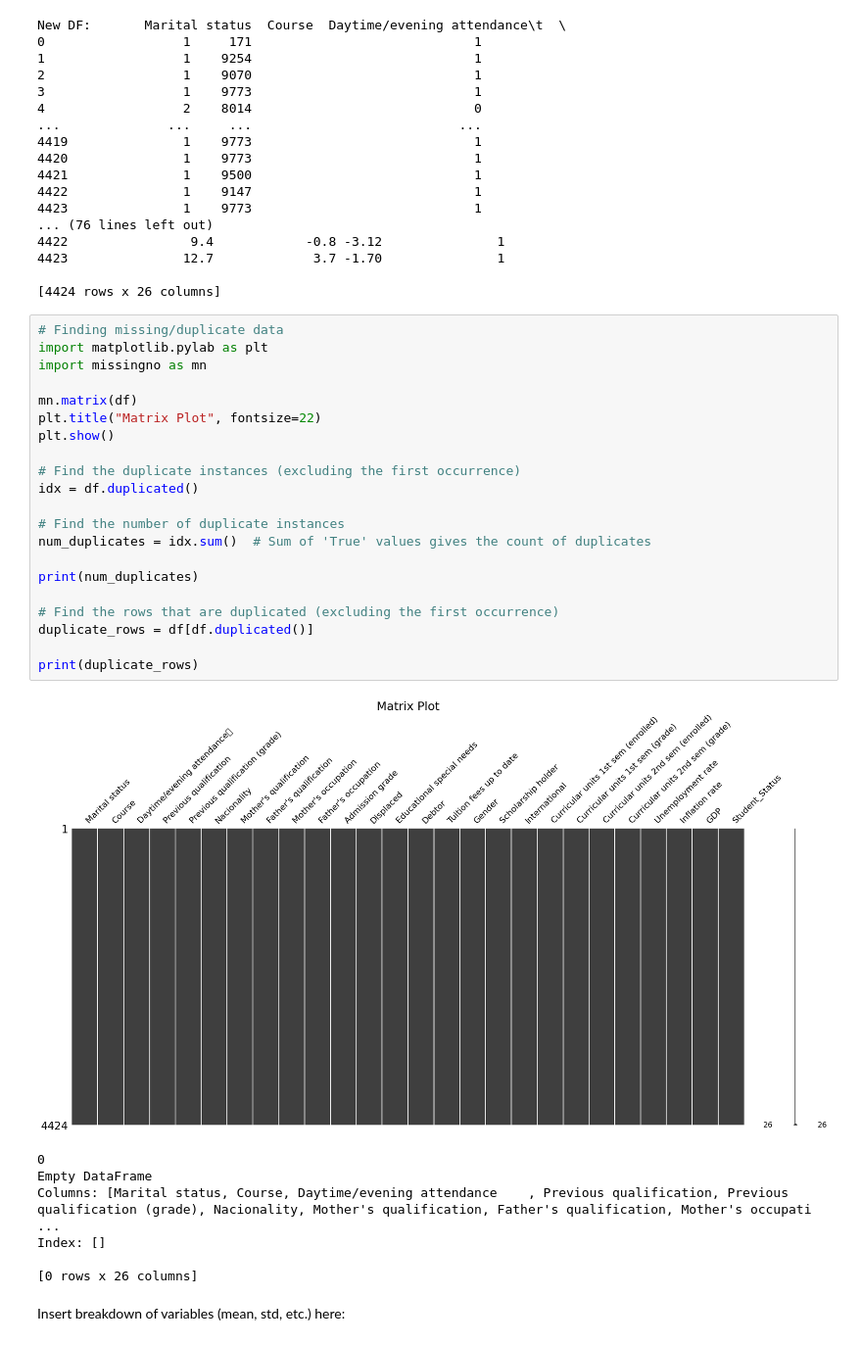
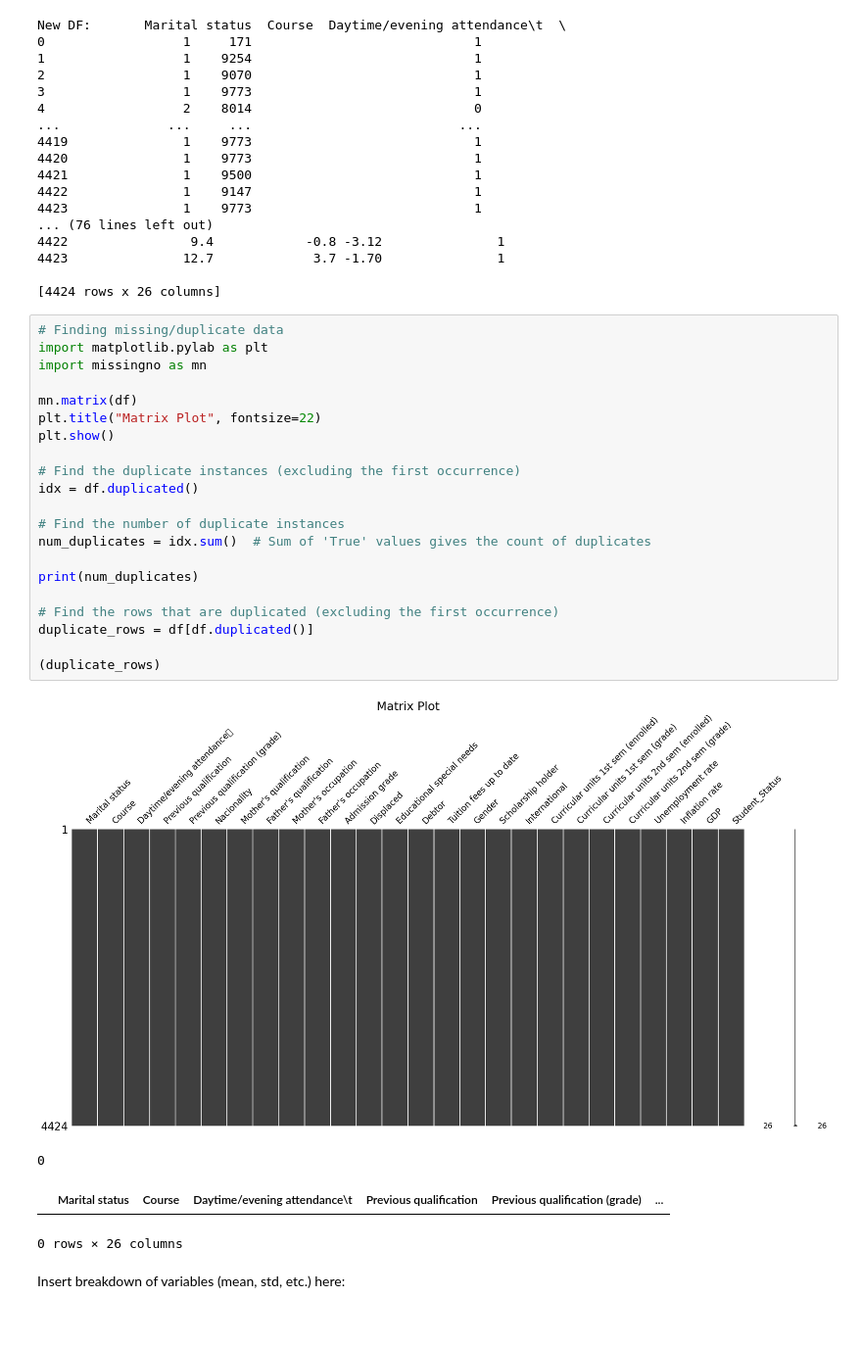
Before and after one commit to CloudMelanie/ml-lab3, a Jupyter notebook: Lab3.ipynb, the cells around one changed output. Shown: that part at 98% size. Saved outputs shown, nothing was run; the diff lists cells and outputs as text.

```diff
--- a/Lab3.ipynb
+++ b/Lab3.ipynb
@@ -64,32 +64,29 @@ New DF:       Marital status  Course  Daytime/evening attendance\t  \
 # %%
 # Finding missing/duplicate data
 import matplotlib.pylab as plt
 import missingno as mn
 
 mn.matrix(df)
 plt.title("Matrix Plot", fontsize=22)
 plt.show()
 
 # Find the duplicate instances (excluding the first occurrence)
 idx = df.duplicated()
 
 # Find the number of duplicate instances
 num_duplicates = idx.sum()  # Sum of 'True' values gives the count of duplicates
 
 print(num_duplicates)
 
 # Find the rows that are duplicated (excluding the first occurrence)
 duplicate_rows = df[df.duplicated()]
 
-print(duplicate_rows)
+(duplicate_rows)
 # %% [output]
 [figure]
 0
-Empty DataFrame
-Columns: [Marital status, Course, Daytime/evening attendance    , Previous qualification, Previous qualification (grade), Nacionality, Mother's qualification, Father's qualification, Mother's occupati ...
-Index: []
-
-[0 rows x 26 columns]
+|  | Marital status | Course | Daytime/evening attendance\t | Previous qualification | Previous qualification (grade) | ... |
+0 rows × 26 columns
 # %% [markdown]
 Insert breakdown of variables (mean, std, etc.) here:
 # %%
```
Also changed, not shown: parts of 8 cells of this notebook.
